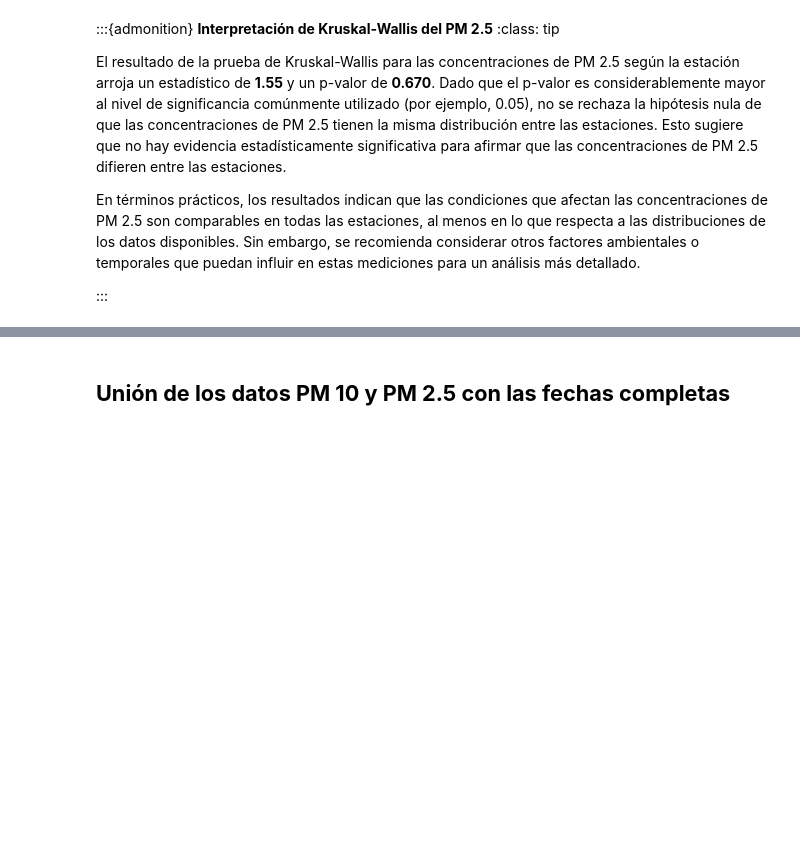
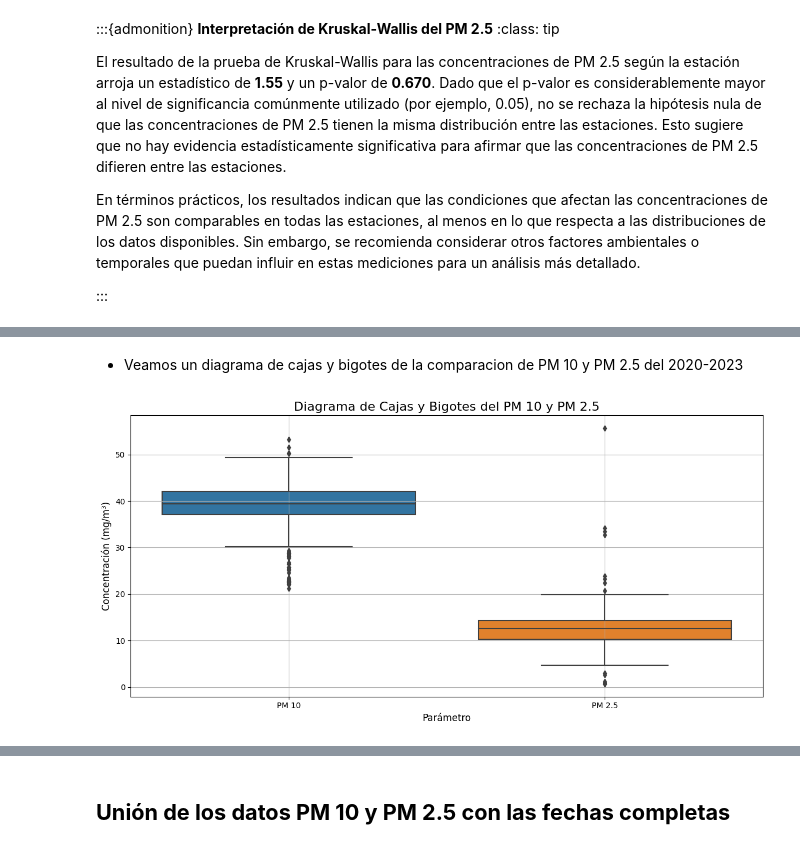
Before and after one commit to cdeoroaguado/jb_aet_pm10_25, a Jupyter notebook: _sources/1_etl.ipynb, the cells around one changed output, grey strips where cells are left out. Saved outputs shown, nothing was run; the diff lists cells and outputs as text; code cells hidden in the pictures; blank space fills up the shorter version.

```diff
--- a/_sources/1_etl.ipynb
+++ b/_sources/1_etl.ipynb
@@ -1388,0 +1476,14 @@ En términos prácticos, los resultados indican que las condiciones que afectan
+# %% [markdown]
+* Veamos un diagrama de cajas y bigotes de la comparacion de PM 10 y PM 2.5 del 2020-2023
+# %%
+# Gráfico de cajas y bigotes
+plt.figure(figsize=(12, 6))
+sns.boxplot(data=df_join_pm_10_25, x='Parametro', y='Concentración_mg/m3')
+plt.title('Diagrama de Cajas y Bigotes del PM 10 y PM 2.5', fontsize=16)
+plt.xlabel('Parámetro', fontsize=12)
+plt.ylabel('Concentración (mg/m³)', fontsize=12)
+plt.grid(True)
+plt.tight_layout()
+plt.show()
+# %% [output]
+[figure, added]
```
Also changed, not shown: parts of 19 cells of this notebook, 5 other files.
